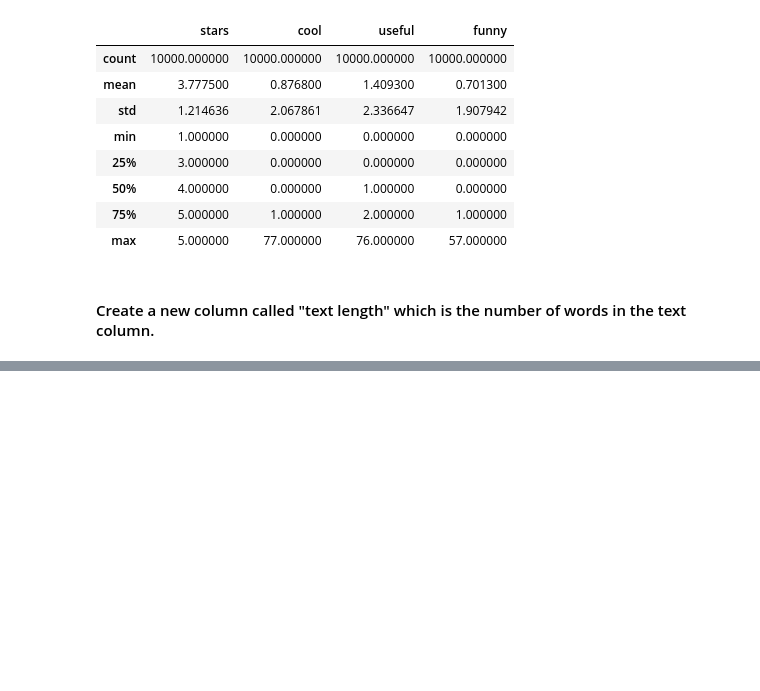
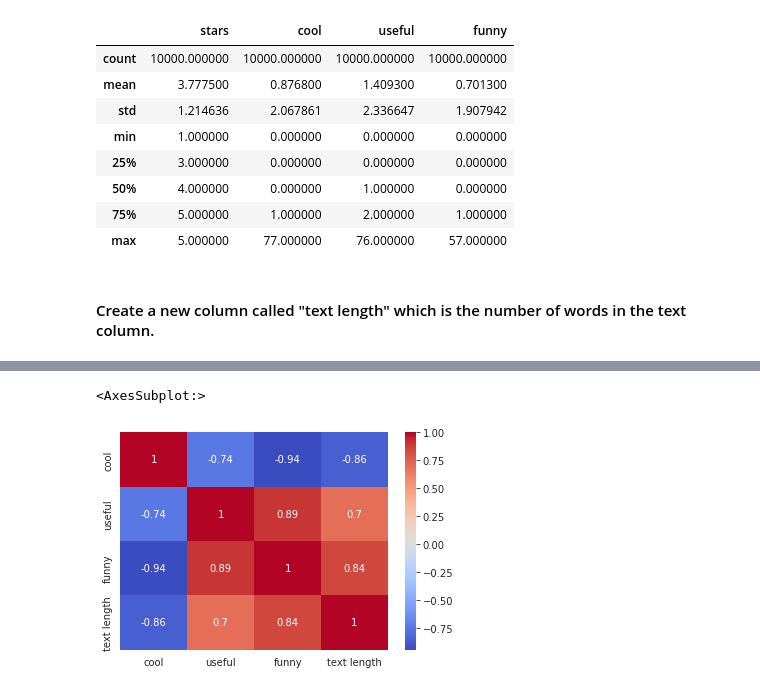
Before and after one commit to mleontenko/yelp, a Jupyter notebook: yelp-nlp.ipynb, the cells around one changed output, grey strips where cells are left out. Saved outputs shown, nothing was run; the diff lists cells and outputs as text; code cells hidden in the pictures; blank space fills up the shorter version.

```diff
--- a/yelp-nlp.ipynb
+++ b/yelp-nlp.ipynb
@@ -57,0 +89,3 @@ yelp['text length'] = yelp['text'].apply(len)
+# %%
+stars = yelp.groupby('stars').mean()
+stars
@@ -57,0 +108,5 @@ yelp['text length'] = yelp['text'].apply(len)
+# %%
+sns.heatmap(stars.corr(),cmap='coolwarm',annot=True)
+# %% [output]
+<AxesSubplot:>
+[figure, added]
```
Also changed, not shown: parts of 11 cells of this notebook.
